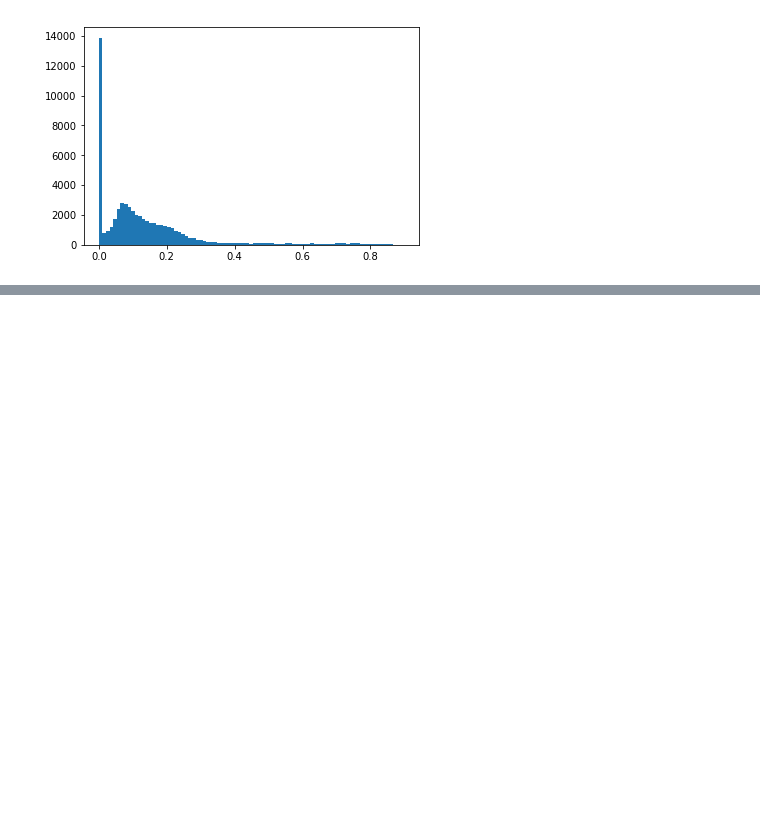
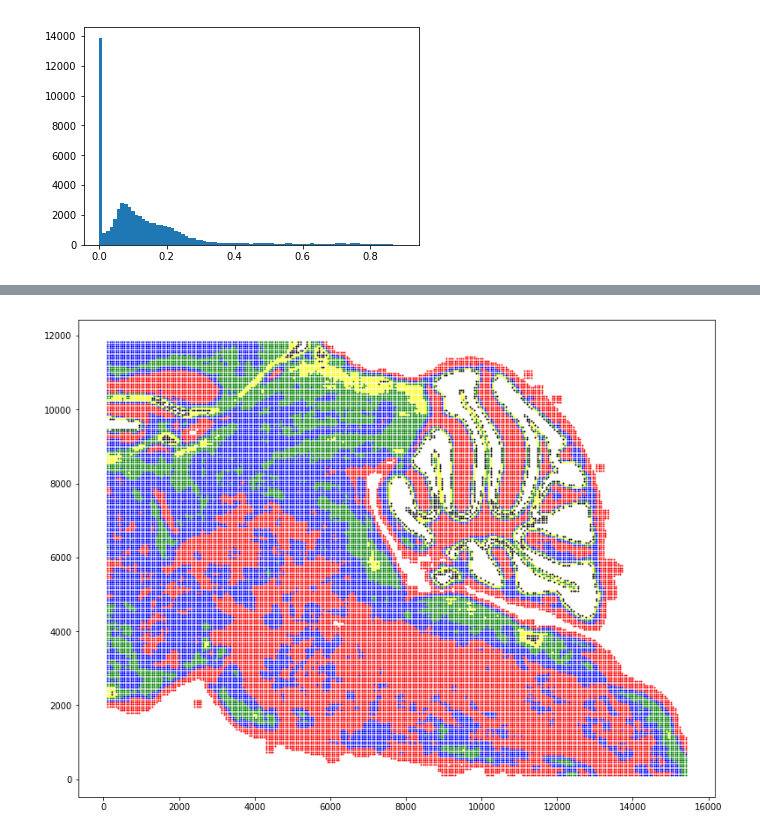
Before and after one commit to xiangjiph/MouseBrainAtlas, a Jupyter notebook: XJ/Extract_background_features.ipynb, the cells around one changed output, grey strips where cells are left out. Drawn from its saved outputs; the diff is of its cells as text; code cells hidden in the pictures; blank space fills up the shorter version.

```diff
--- a/XJ/Extract_background_features.ipynb
+++ b/XJ/Extract_background_features.ipynb
@@ -199,0 +216,19 @@ plt.hist(patch_detected_area_ratio,85);
+# %%
+aspectiao = crop_image_width/float(crop_image_height)
+plt.figure(figsize=(10*aspectiao, 10))
+viz_patches_centLoc_list = patch_center_pixel_location[patch_density_classes[0]]
+plt.scatter(viz_patches_centLoc_list[:,0],crop_image_height - viz_patches_centLoc_list[:,1],color='red', s=1);
+plt.hold
+viz_patches_centLoc_list = patch_center_pixel_location[patch_density_classes[10]]
+plt.scatter(viz_patches_centLoc_list[:,0],crop_image_height - viz_patches_centLoc_list[:,1],color='blue', s=1);
+plt.hold
+viz_patches_centLoc_list = patch_center_pixel_location[patch_density_classes[20]]
+plt.scatter(viz_patches_centLoc_list[:,0],crop_image_height - viz_patches_centLoc_list[:,1],color='green', s=1);
+plt.hold
+viz_patches_centLoc_list = patch_center_pixel_location[patch_density_classes[30]]
+plt.scatter(viz_patches_centLoc_list[:,0],crop_image_height - viz_patches_centLoc_list[:,1],color='yellow', s=1);
+plt.hold
+viz_patches_centLoc_list = patch_center_pixel_location[patch_density_classes[40]]
+plt.scatter(viz_patches_centLoc_list[:,0],crop_image_height - viz_patches_centLoc_list[:,1],color='black', s=1);
+# %% [output]
+[figure, added]
```
Also changed, not shown: parts of 10 cells of this notebook, 1 other file.
